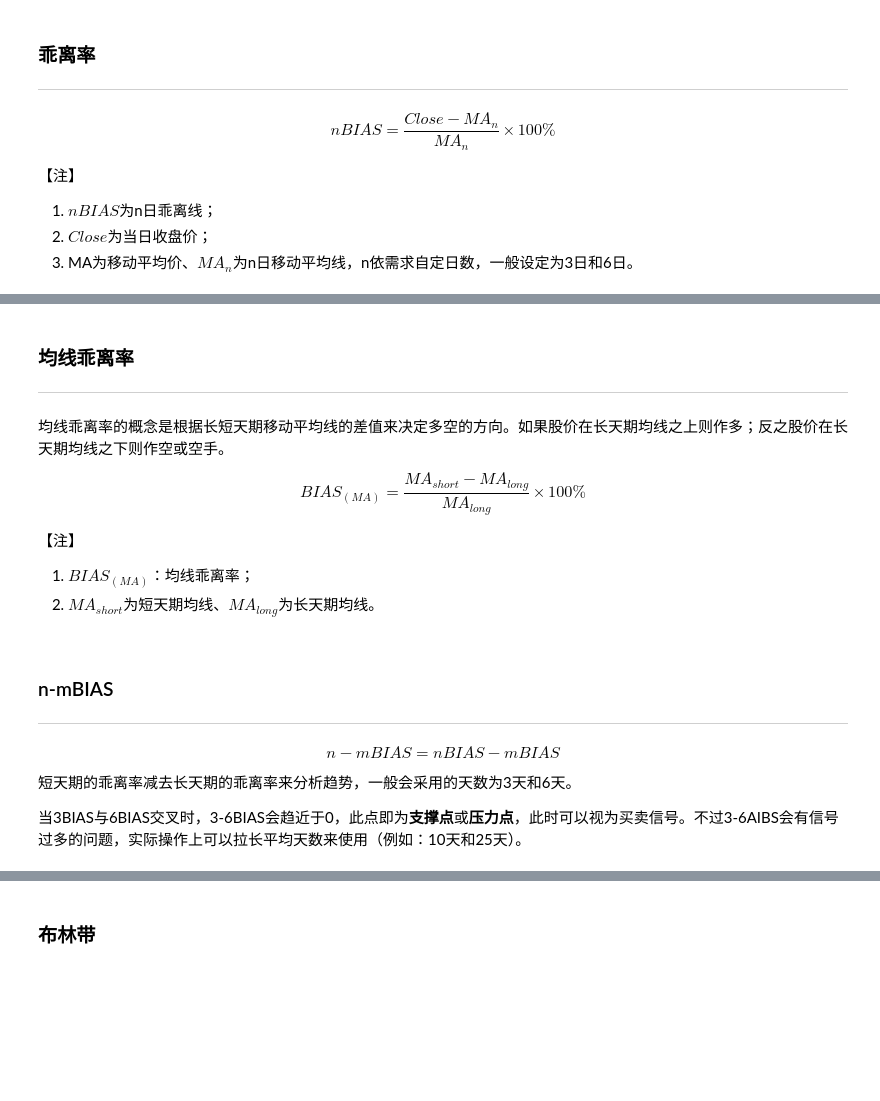
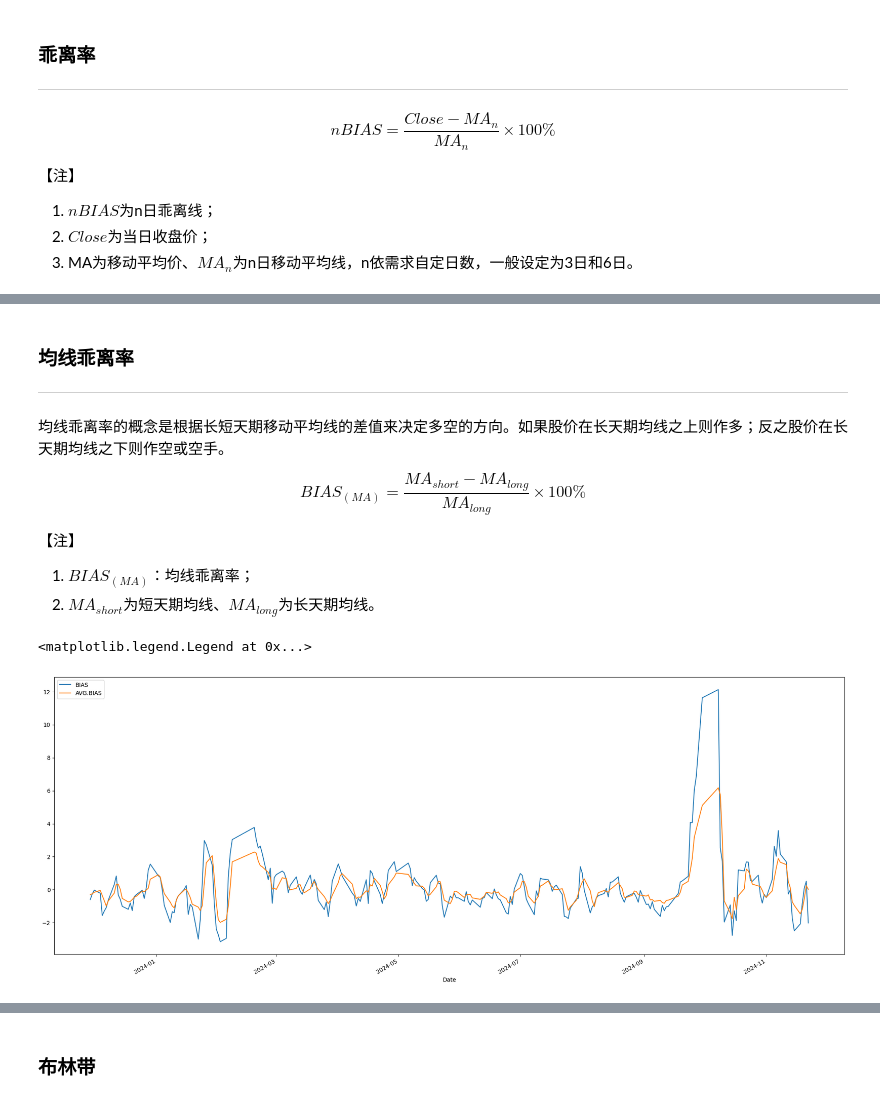
Before and after one commit to xnraiser/my_quan, a Jupyter notebook: indicators.ipynb, the cells around one changed output, grey strips where cells are left out. Saved outputs shown, nothing was run; the diff lists cells and outputs as text; code cells hidden in the pictures; blank space fills up the shorter version.

```diff
--- a/indicators.ipynb
+++ b/indicators.ipynb
@@ -156,13 +158,30 @@ $$ BIAS_{(MA)} = \frac{MA_{short} - MA_{long}}{MA_{long}} \times 100\% $$
 【注】
 1. $BIAS_{(MA)}$：均线乖离率；
 2. $MA_{short}$为短天期均线、$MA_{long}$为长天期均线。
-
-<br>
-
-### n-mBIAS
----
-$$ n-mBIAS = nBIAS - mBIAS $$
-
-短天期的乖离率减去长天期的乖离率来分析趋势，一般会采用的天数为3天和6天。
-
-当3BIAS与6BIAS交叉时，3-6BIAS会趋近于0，此点即为**支撑点**或**压力点**，此时可以视为买卖信号。不过3-6AIBS会有信号过多的问题，实际操作上可以拉长平均天数来使用（例如：10天和25天）。
+# %%
+# 计算乖离率（BIAS）
+def calculate_bias(data):
+    # 计算BIAS
+    data['BIAS'] = (data['Close'] / data['SMA'] - 1) * 100
+
+# 计算均线乖离率（Moving average Bias Ratio）
+def calculate_avg_bias(data, short, long):
+    # 计算短期平均线
+    data['MA_short'] = data['Close'].rolling(window=short).mean()
+    # 计算长期平均线
+    data['MA_long'] = data['Close'].rolling(window=long).mean()
+    # 计算均线乖离率
+    data['AVG_BIAS'] = (data['MA_short'] / data['MA_long'] - 1) * 100
+
+
+fig = plt.figure()
+fig.set_size_inches(25, 10)
+
+calculate_bias(df)
+df['BIAS'].plot(x_compat=True, label='BIAS')
+calculate_avg_bias(df, 3, 6)
+df['AVG_BIAS'].plot(x_compat=True, label='AVG.BIAS')
+plt.legend(loc='upper left')
+# %% [output]
+<matplotlib.legend.Legend at 0x...>
+[figure, added]
```
Also changed, not shown: parts of 9 cells of this notebook.
